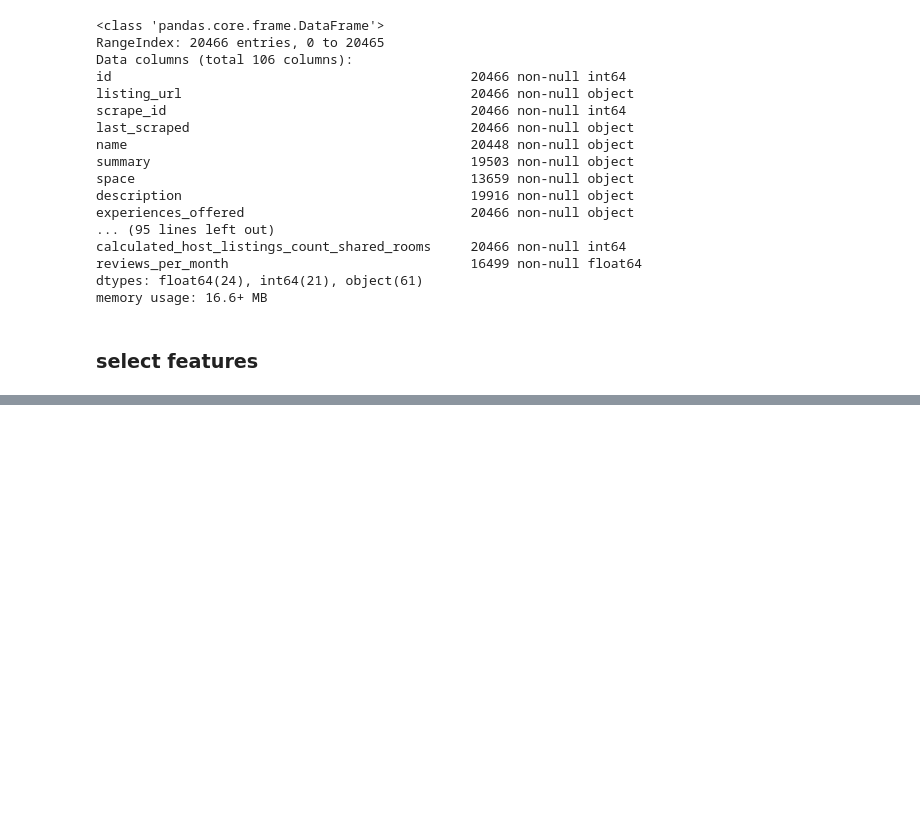
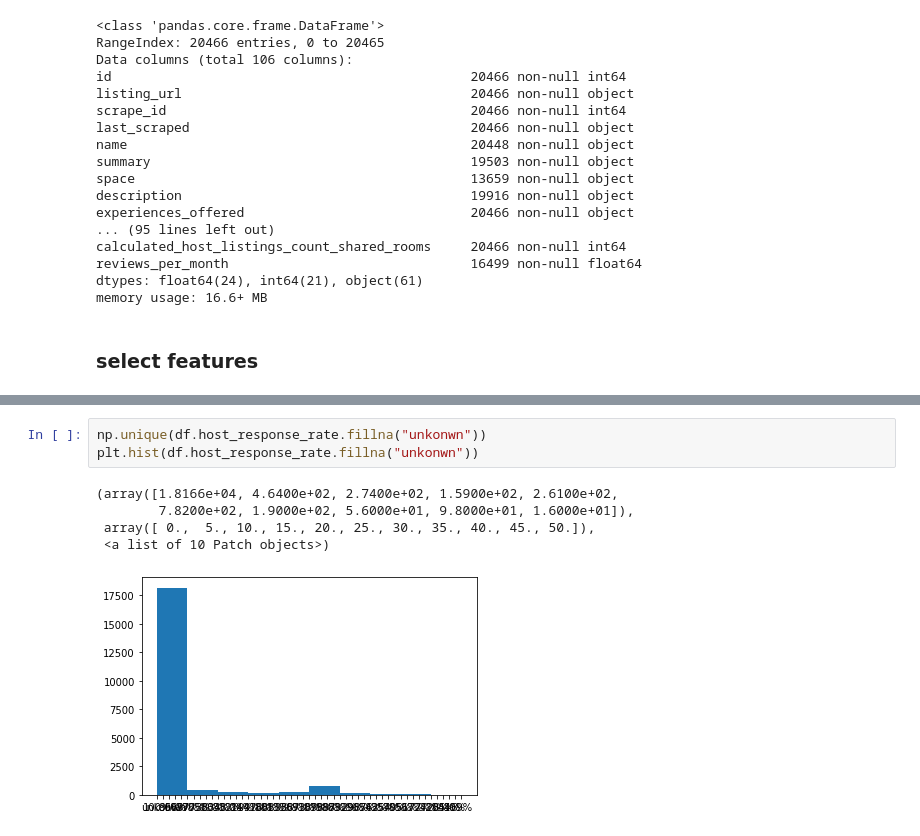
Before and after one commit to RyanXJu/Airbnb_Montreal, a Jupyter notebook: PricePrediction.ipynb, the cells around one changed output, grey strips where cells are left out. Cells and saved outputs as stored; diff of their text form; blank space fills up the shorter version.

```diff
--- a/PricePrediction.ipynb
+++ b/PricePrediction.ipynb
@@ -85,0 +161,9 @@ np.unique(listings_detail.guests_included, return_counts=True)
+# %%
+np.unique(df.host_response_rate.fillna("unkonwn"))
+plt.hist(df.host_response_rate.fillna("unkonwn"))
+# %% [output]
+(array([1.8166e+04, 4.6400e+02, 2.7400e+02, 1.5900e+02, 2.6100e+02,
+        7.8200e+02, 1.9000e+02, 5.6000e+01, 9.8000e+01, 1.6000e+01]),
+ array([ 0.,  5., 10., 15., 20., 25., 30., 35., 40., 45., 50.]),
+ <a list of 10 Patch objects>)
+[figure, added]
```
Also changed, not shown: parts of 14 cells of this notebook.
